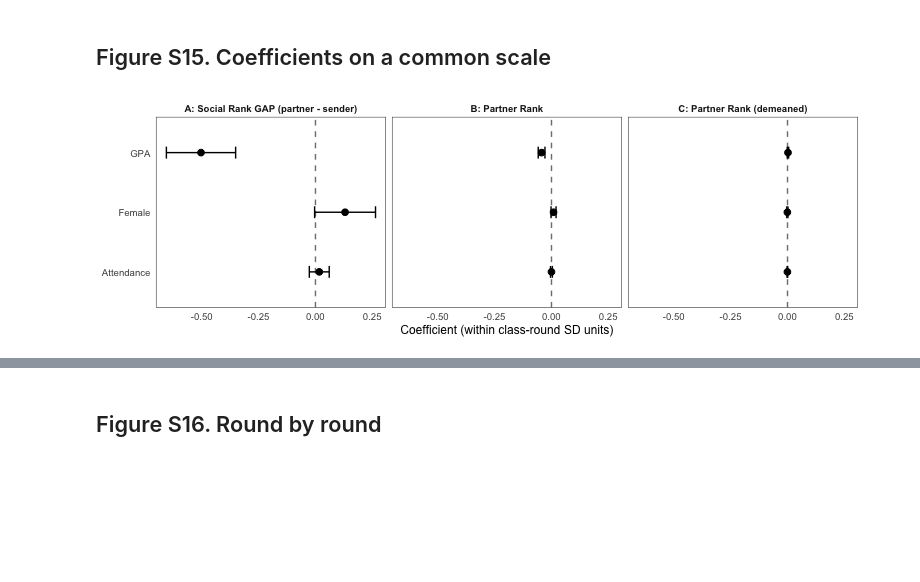
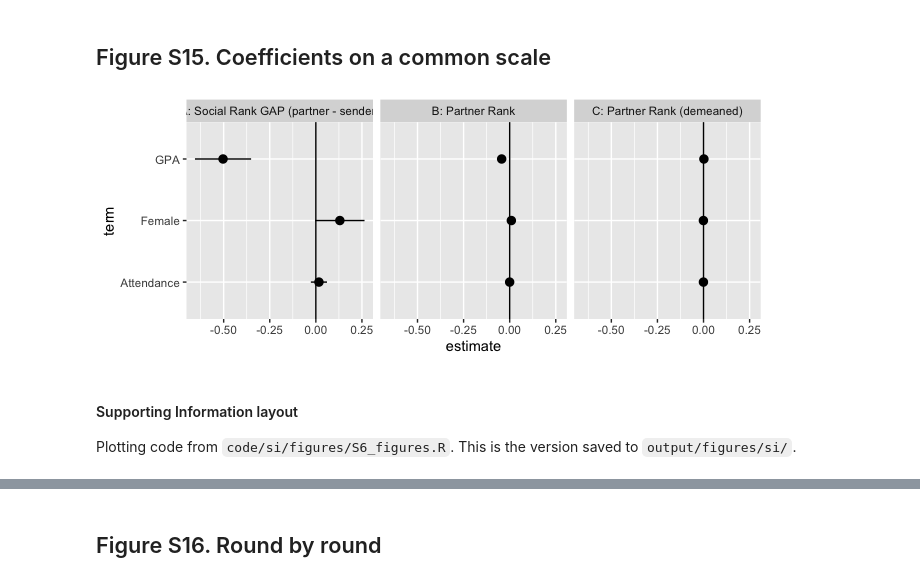
Before and after one commit to melanieoyarzun/patio-en-red, a Jupyter notebook: notebooks/si/S6_identification.ipynb, the cells around one changed output, grey strips where cells are left out. Saved outputs shown, nothing was run; the diff lists cells and outputs as text; code cells hidden in the pictures; blank space fills up the shorter version.

Commit message:
Reproduce Supporting Information figure layouts

```diff
--- a/notebooks/si/S6_identification.ipynb
+++ b/notebooks/si/S6_identification.ipynb
@@ -90,29 +91,31 @@ table_s16 %>%
 # %%
 # Coefficients of model (4) divided by the within-class-round SD of each
 # outcome, so the three outcomes share a scale
 outcome_sd <- balance_data %>%
   group_by(class_round) %>%
   mutate(across(all_of(names(outcomes)), ~ .x - mean(.x))) %>%
   ungroup() %>%
   summarise(across(all_of(names(outcomes)), sd)) %>%
   pivot_longer(everything(), names_to = "outcome", values_to = "sd")
 
 figure_s15_data <- balance_models %>%
   filter(model == "(4)") %>%
   mutate(coefs = map(fit, ~ summary(.x)$coefficients %>% as_tibble(rownames = "term"))) %>%
   select(outcome, coefs) %>% unnest(coefs) %>%
   left_join(outcome_sd, by = "outcome") %>%
   mutate(estimate = Estimate / sd, se = `Cluster s.e.` / sd,
          outcome = factor(outcomes[outcome], levels = outcomes),
          term = recode(term, female = "Female", attendance_z = "Attendance", gpa = "GPA"))
 
-figure_s15 <- ggplot(figure_s15_data, aes(estimate, term)) +
-  geom_vline(xintercept = 0, linetype = "dashed", color = "grey50") +
-  geom_errorbarh(aes(xmin = estimate - 1.96 * se, xmax = estimate + 1.96 * se), height = 0.2) +
-  geom_point(size = 2) +
-  facet_wrap(~ outcome, nrow = 1) +
-  labs(x = "Coefficient (within class-round SD units)", y = NULL) +
-  theme_paper(9) + theme(strip.background = element_blank(), strip.text = element_text(face = "bold"))
-figure_s15
+# Quick look: balance coefficients with 95% CIs
+ggplot(figure_s15_data, aes(estimate, term)) +
+  geom_vline(xintercept = 0) +
+  geom_pointrange(aes(xmin = estimate - 1.96 * se, xmax = estimate + 1.96 * se)) +
+  facet_wrap(~ outcome)
 # %% [output]
-[figure, old version]
+[figure, new version]
+# %% [markdown]
+#### Supporting Information layout
+
+Plotting code from `code/si/figures/S6_figures.R`. This is the version
+saved to `output/figures/si/`.
```
Also changed, not shown: parts of 29 cells of this notebook, 36 other files.
